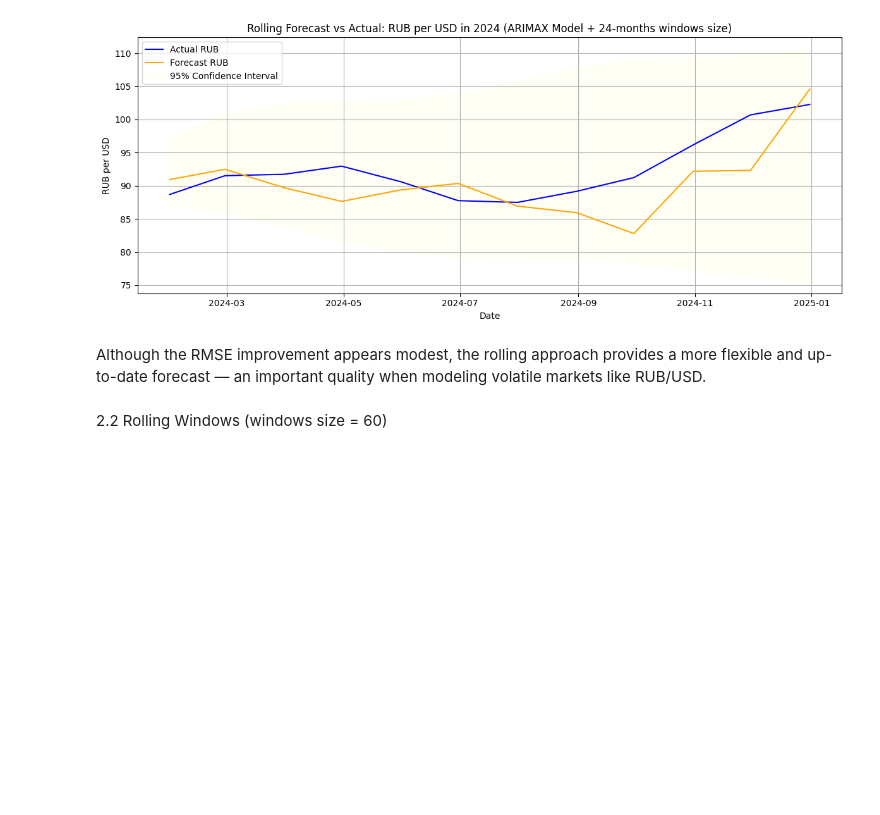
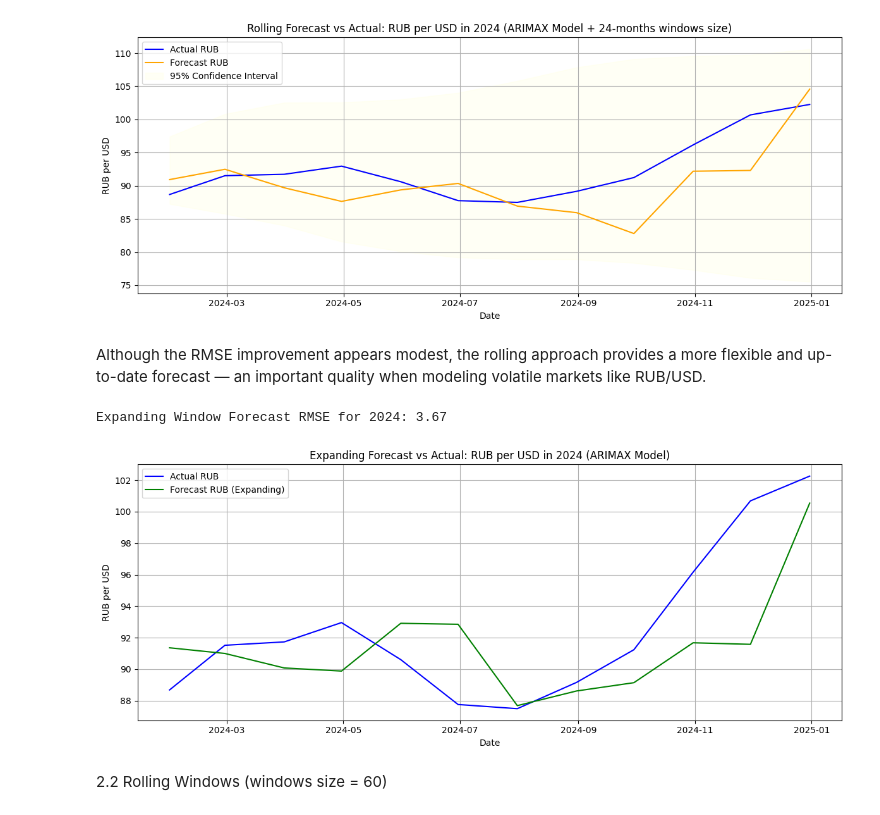
Before and after one commit to ZlataSparrow/Ruble_Volatility_Prediction, a Jupyter notebook: notebook/03_Time_Series_ARIMA_Modeling.ipynb, the cells around one changed output. Cells and saved outputs as stored; diff of their text form; code cells hidden in the pictures; blank space fills up the shorter version.

```diff
--- a/notebook/03_Time_Series_ARIMA_Modeling.ipynb
+++ b/notebook/03_Time_Series_ARIMA_Modeling.ipynb
@@ -737,6 +741,72 @@ Rolling Forecast RMSE for 2024: 4.28
 [figure]
 # %% [markdown]
 Although the RMSE improvement appears modest, the rolling approach provides a more flexible and up-to-date forecast — an important quality when modeling volatile markets like RUB/USD.
+# %%
+# === Step 1: Prepare Data ===
+target = 'RUB'
+exog_vars = ['Brent_price', 'Brent_price_lag1', 'GDP_per_capita']
+data_model = data_lagged.dropna(subset=[target] + exog_vars).copy()
+
+# Define cutoff and holdout
+cutoff_date = '2023-12-31'
+holdout_start = '2024-01-31'
+holdout_end = '2024-12-31'
+
+# Filter data
+train_val_data = data_model.loc[:cutoff_date]
+test_data = data_model.loc[holdout_start:holdout_end]
+
+# Prepare lists
+preds, actuals, dates = [], [], []
+
+# === Step 2: Expanding Window Forecast ===
+for date in test_data.index:
+    train_end = date - pd.DateOffset(months=1)
+    train_slice = data_model.loc[:train_end]
+    test_slice = data_model.loc[[date]]  # single-row DataFrame
+
+    y_train = train_slice[target]
+    X_train = train_slice[exog_vars]
+
+    y_test = test_slice[target].values[0]
+    X_test = test_slice[exog_vars]
+
+    model = SARIMAX(
+        y_train, exog=X_train,
+        order=(2,1,2),
+        enforce_stationarity=False,
+        enforce_invertibility=False
+    )
+    result = model.fit(disp=False)
+
+    forecast = result.get_forecast(steps=1, exog=X_test)
+    preds.append(forecast.predicted_mean.iloc[0])
+    actuals.append(y_test)
+    dates.append(date)
+
+# Convert to Series
+forecast_series = pd.Series(preds, index=dates)
+actual_series = pd.Series(actuals, index=dates)
+
+# === Step 3: RMSE ===
+rmse_expanding = np.sqrt(mean_squared_error(actual_series, forecast_series))
+print(f"Expanding Window Forecast RMSE for 2024: {rmse_expanding:.2f}")
+
+# === Step 4: Plot ===
+plt.figure(figsize=(12, 5))
+plt.plot(actual_series.index, actual_series, label='Actual RUB', color='blue')
+plt.plot(forecast_series.index, forecast_series, label='Forecast RUB (Expanding)', color='green')
+
+plt.title('Expanding Forecast vs Actual: RUB per USD in 2024 (ARIMAX Model)')
+plt.xlabel('Date')
+plt.ylabel('RUB per USD')
+plt.legend()
+plt.grid(True)
+plt.tight_layout()
+plt.show()
+# %% [output]
+Expanding Window Forecast RMSE for 2024: 3.67
+[figure, added]
 # %% [markdown]
 2.2 Rolling Windows (windows size = 60)
 # %% [markdown]
```
Also changed, not shown: parts of 5 cells of this notebook, 6 other files.
